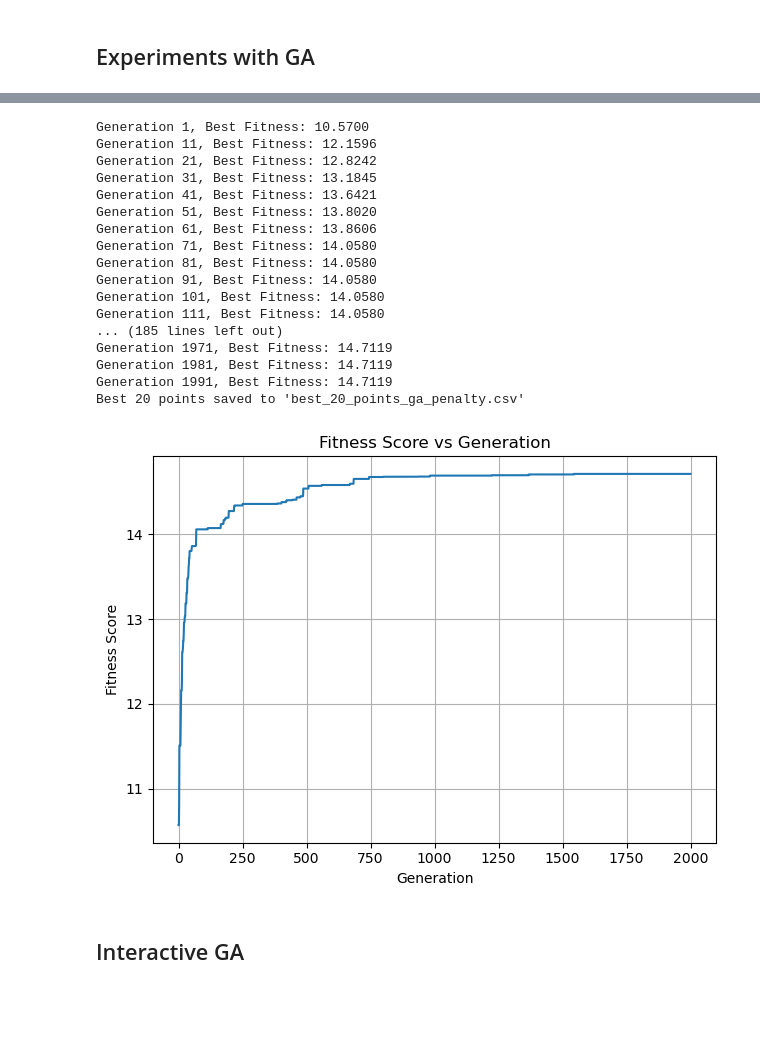
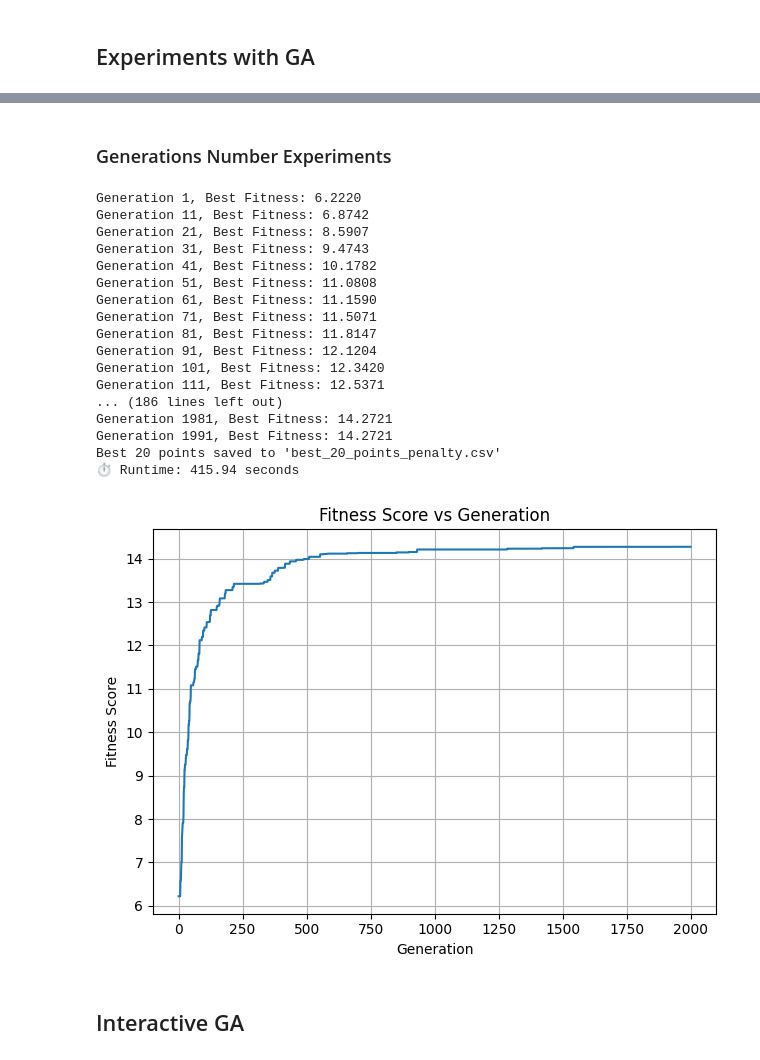
Before and after one commit to RHosgor7/yzv202e, a Jupyter notebook: main.ipynb, the cells around one changed output, grey strips where cells are left out. Cells and saved outputs as stored; diff of their text form; code cells hidden in the pictures; blank space fills up the shorter version.

```diff
--- a/main.ipynb
+++ b/main.ipynb
@@ -309,10 +268,12 @@ plt.show()
+# %% [markdown]
+### Generations Number Experiments
 # %%
 # Load your dataset
 file_path = r"lat_lon_avg_score.csv"
 df_input = pd.read_csv(file_path)
 
 # Run the genetic algorithm
-best_assignment, best_fitness, fitness_scores = genetic_algorithm(
+best_assignment_ga, best_fitness_ga, fitness_scores_ga,runtime_ga = genetic_algorithm(
     df=df_input.copy(),
     population_size=50,
     generations=2000,
@@ -321,34 +282,34 @@ best_assignment, best_fitness, fitness_scores = genetic_algorithm(
     verbose=True
 )
 # %% [output]
-Generation 1, Best Fitness: 10.5700
-Generation 11, Best Fitness: 12.1596
-Generation 21, Best Fitness: 12.8242
-Generation 31, Best Fitness: 13.1845
-Generation 41, Best Fitness: 13.6421
-Generation 51, Best Fitness: 13.8020
-Generation 61, Best Fitness: 13.8606
-Generation 71, Best Fitness: 14.0580
-Generation 81, Best Fitness: 14.0580
-Generation 91, Best Fitness: 14.0580
-Generation 101, Best Fitness: 14.0580
-Generation 111, Best Fitness: 14.0580
-... (185 lines left out)
-Generation 1971, Best Fitness: 14.7119
-Generation 1981, Best Fitness: 14.7119
-Generation 1991, Best Fitness: 14.7119
-Best 20 points saved to 'best_20_points_ga_penalty.csv'
+Generation 1, Best Fitness: 6.2220
+Generation 11, Best Fitness: 6.8742
+Generation 21, Best Fitness: 8.5907
+Generation 31, Best Fitness: 9.4743
+Generation 41, Best Fitness: 10.1782
+Generation 51, Best Fitness: 11.0808
+Generation 61, Best Fitness: 11.1590
+Generation 71, Best Fitness: 11.5071
+Generation 81, Best Fitness: 11.8147
+Generation 91, Best Fitness: 12.1204
+Generation 101, Best Fitness: 12.3420
+Generation 111, Best Fitness: 12.5371
+... (186 lines left out)
+Generation 1981, Best Fitness: 14.2721
+Generation 1991, Best Fitness: 14.2721
+Best 20 points saved to 'best_20_points_penalty.csv'
+⏱️ Runtime: 415.94 seconds
 # %%
 # Plot the fitness scores
-plt.plot(fitness_scores)
+plt.plot(fitness_scores_ga)
 plt.xlabel("Generation")
 plt.ylabel("Fitness Score")
 plt.title("Fitness Score vs Generation")
 plt.grid(True)
 plt.tight_layout()
 plt.show()
 # %% [output]
-[figure, old version]
+[figure, new version]
 # %% [markdown]
 ## Interactive GA
 # %%
```
Also changed, not shown: parts of 25 cells of this notebook.
